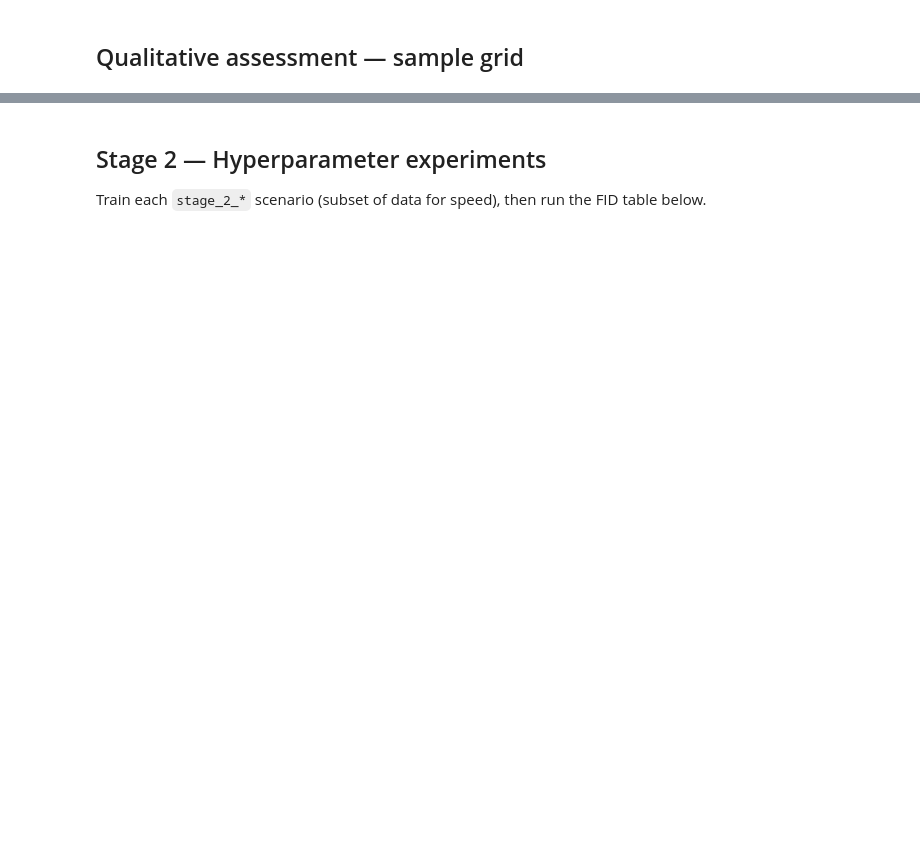
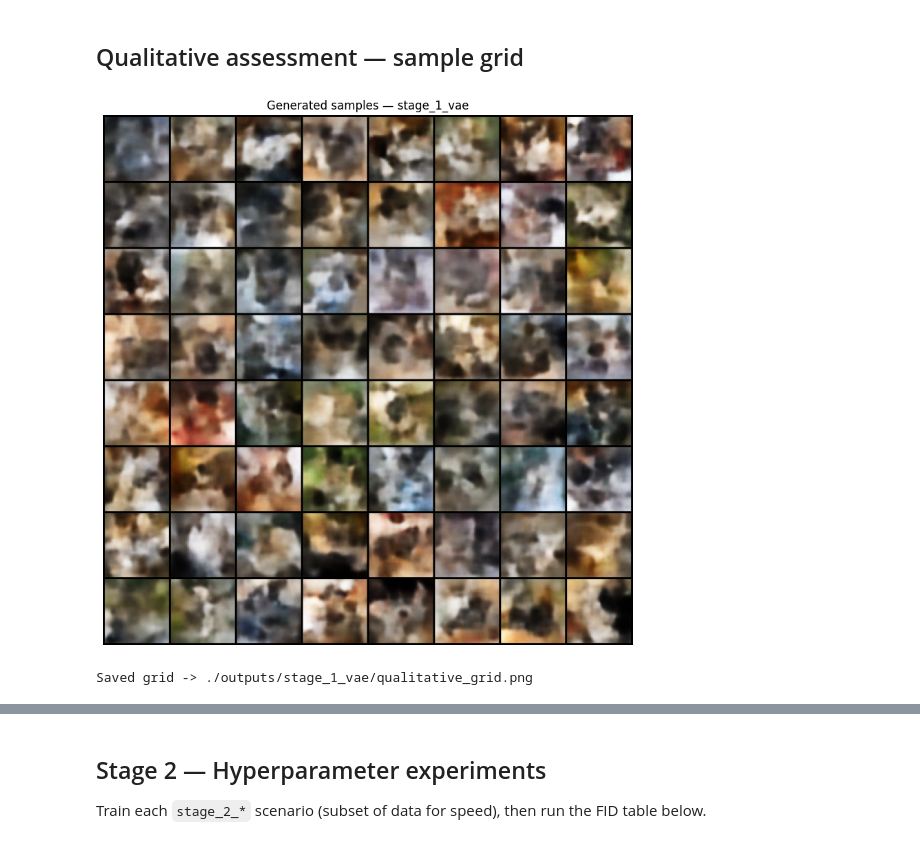
Before and after one commit to basiaseweryn/generative-models-cat-images, a Jupyter notebook: experiments.ipynb, the cells around one changed output, grey strips where cells are left out. Cells and saved outputs as stored; diff of their text form; code cells hidden in the pictures; blank space fills up the shorter version.

```diff
--- a/experiments.ipynb
+++ b/experiments.ipynb
@@ -189,3 +251,13 @@ print_fid_table(fid_rows_stage1)
 # %% [markdown]
 ## Qualitative assessment — sample grid
+# %%
+SCENARIO = "stage_1_vae"
+
+model, config, _ = load_trained_model(SCENARIO, device)
+display_imgs, latents, _ = generate_candidate_grid(model, config, device, num_candidates=64, seed=42)
+show_image_grid(display_imgs, title=f"Generated samples — {SCENARIO}", nrow=8)
+save_sample_grid(display_imgs, output_path(SCENARIO, "qualitative_grid.png"), nrow=8)
+# %% [output]
+[figure, added]
+Saved grid -> ./outputs/stage_1_vae/qualitative_grid.png
 # %%
```
Also changed, not shown: parts of 16 cells of this notebook, 3 other files.
